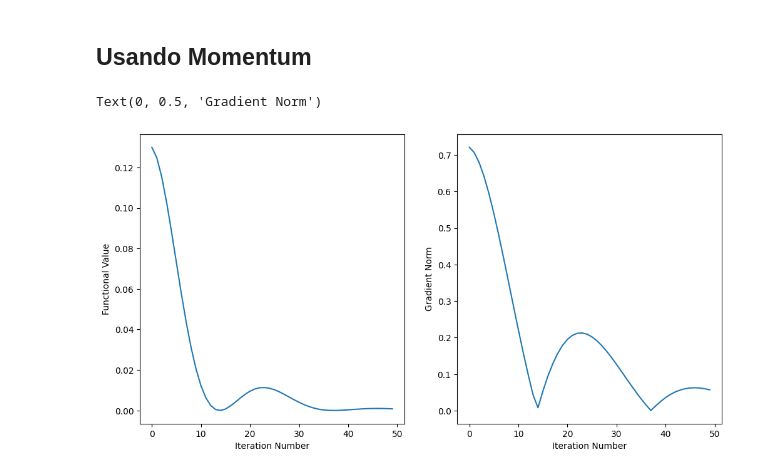
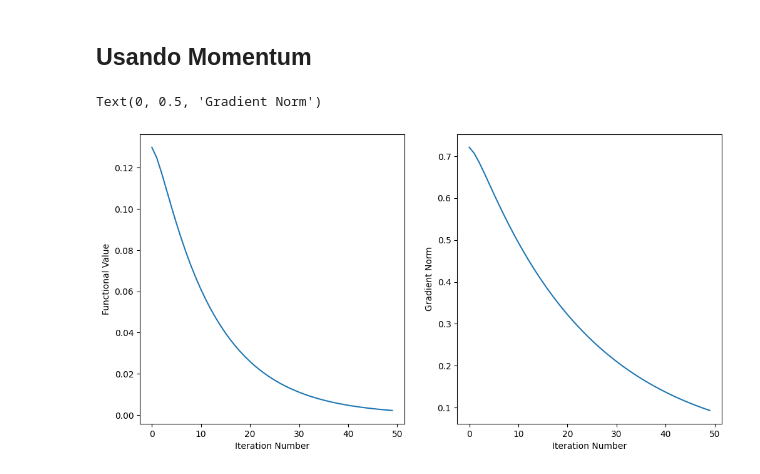
Before and after one commit to Wizardlyfix/Inteligencia-Artificial, a Jupyter notebook: Exposición/SGD_SGDM.ipynb, the cells around one changed output. Drawn from its saved outputs; the diff is of its cells as text; code cells hidden in the pictures.

```diff
--- a/Exposición/Londonhack-Session-1-.ipynb
+++ b/Exposición/SGD_SGDM.ipynb
@@ -186,29 +185,29 @@ ax.set_ylim(-3, 3)
 # %%
 set_seed(42)
 ackley_torch = Ackley()
 
-coords = torch.randn(1, 2, requires_grad=True)
-optimizer = torch.optim.SGD([coords], lr=1e-2, momentum=0.9)
+coords = torch.randn(1, 2, requires_grad=True) # Se usan aleatoriamente las coordenadas
+optimizer = torch.optim.SGD([coords], lr=1e-2, momentum=0.5) #Se define el momento del optimizador
 steps = []
 grads = []
 for i in range(50):
     optimizer.zero_grad()
     f = ackley_torch(coords)
     f.backward()
     optimizer.step()
     steps.append(f.detach().numpy().copy())
     grads.append(coords.grad.norm().detach().numpy().copy())
 
 fig, ax = plt.subplots(1,2, figsize=(12, 6))
 ax[0].plot(steps)
 ax[0].set_xlabel("Iteration Number")
 ax[0].set_ylabel("Functional Value")
 ax[1].plot(grads)
 ax[1].set_xlabel("Iteration Number")
 ax[1].set_ylabel("Gradient Norm")
 # %% [output]
 Text(0, 0.5, 'Gradient Norm')
-[figure, old version]
+[figure, new version]
 # %%
 set_seed(42)
 ackley_torch = Ackley()
```
Also changed, not shown: parts of 4 cells of this notebook, 2 other files.
